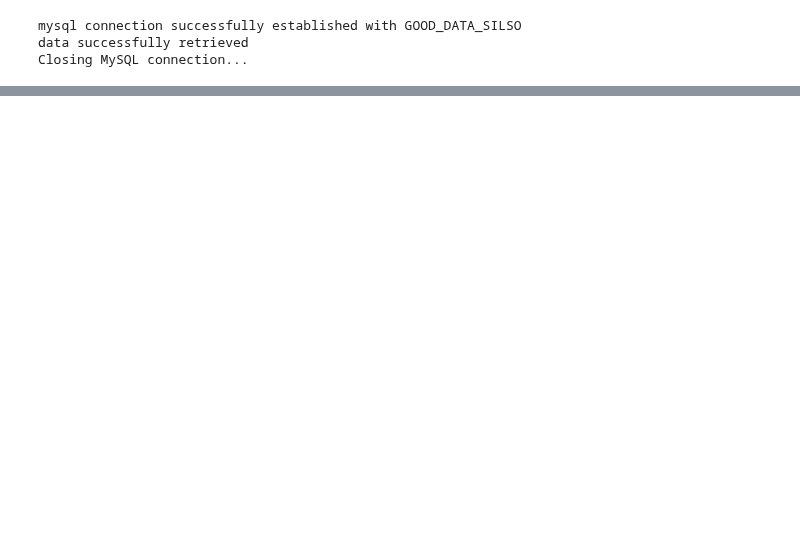
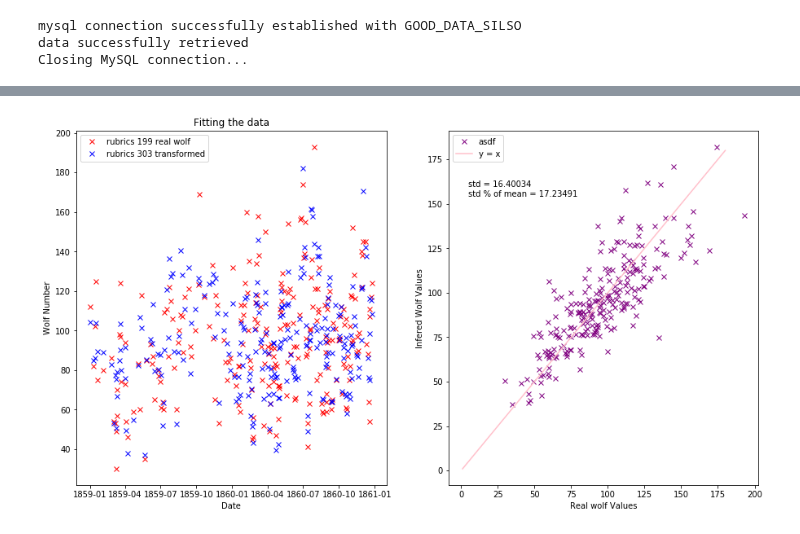
Before and after one commit to dcxSt/DATA_SILSO_HISTO_search, a Jupyter notebook: carrington_investigation_wolf.ipynb, the cells around one changed output, grey strips where cells are left out. Saved outputs shown, nothing was run; the diff lists cells and outputs as text; code cells hidden in the pictures; blank space fills up the shorter version.

```diff
--- a/carrington_investigation_wolf.ipynb
+++ b/carrington_investigation_wolf.ipynb
@@ -26,3 +26,78 @@ for date in carrington199_dic:
 mysql connection successfully established with GOOD_DATA_SILSO
 data successfully retrieved
 Closing MySQL connection...
+# %%
+# 2) least squares fitting using modified groups
+
+# modify the groups:
+new_ygroups303 = []
+for i in ygroups303:
+    new_ygroups303.append(i/1.0914666)
+
+# r = a * (10 g + b * f) = 10 a * g + c * f
+# Best fit model with 2 degrees of freedom
+def r(gf,a,b):
+    g=gf[0]
+    f=gf[1]
+    return a * (10 *g + b * f)
+
+def r2(gf,a,b):
+    g=gf[0]
+    f=gf[1]
+    output = []
+    for i in range(len(g)):
+        output.append(a*(10*g[i] + b * f[i]))
+    return output
+
+# takes lists of same length
+def standard_deviation(model,data):
+    var = 0
+    n = len(data)
+    for i in range(n):
+        var += (model[i]-data[i])**2
+    var /= n-1
+    std = np.sqrt(var)
+    return std
+
+# fit
+p0 = 1.4,0.15
+popt, pcov = curve_fit(r,[new_ygroups303,ysunspots303],ywolf199,p0)
+
+a = popt[0]
+b = popt[1]
+print("fit parameter a :",popt[0])
+print("fit parameter b :",popt[1])
+print("covariance matrix:"); print(pcov)
+print()
+
+wolf_adjusted_303 = r2([new_ygroups303,ysunspots303],a,b)
+
+# plotting the fit would require 3 dimensions so I will just plot the residuals
+plt.figure(figsize=(15,8))
+plt.subplot(121)
+
+plt.plot(date199,ywolf199,"rx",label="rubrics 199 real wolf")
+plt.plot(date303,wolf_adjusted_303,"bx",label="rubrics 303 transformed")
+plt.legend()
+plt.xlabel("Date")
+plt.ylabel("Wolf Number")
+plt.title("Fitting the data")
+
+plt.subplot(122)
+
+plt.plot(ywolf199,wolf_adjusted_303,"x",color="purple",label="asdf")
+plt.plot(np.linspace(1,180,200),np.linspace(1,180,200),"-",color="pink",label="y = x")
+plt.legend()
+plt.xlabel("Real wolf Values")
+plt.ylabel("Infered Wolf Values")
+
+std = standard_deviation(ywolf199,wolf_adjusted_303)
+std_percent_of_mean = 100 * std / np.mean(ywolf199)
+
+plt.figtext(0.57, 0.74, 'std = '+str(round(std,5))+"\nstd % of mean = "+str(round(std_percent_of_mean,5)))
+
+# calculate the standard deviation of my estimates from the real thing
+
+plt.savefig("carrington_fit_wolf.png")
+plt.show()
+# %% [output]
@@ -29,3 +109,4 @@ Closing MySQL connection...
+[figure, added]
 # %%
 # 1) least squares fitting using non-modified groups
 
```
Also changed, not shown: parts of 2 cells of this notebook, 7 other files.
